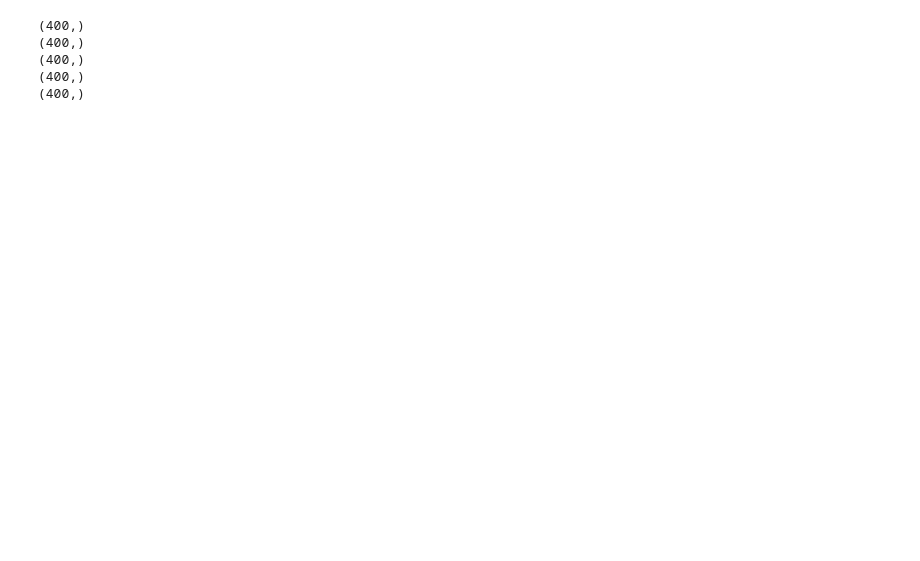
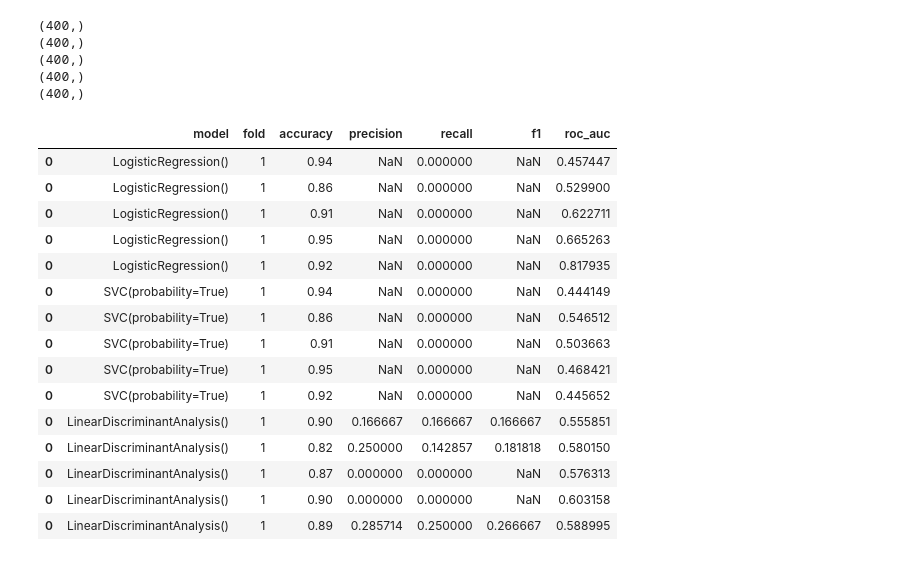
Before and after one commit to kingsuching/DATA403Project2, a Jupyter notebook: Project 2 Codebook.ipynb, the cells around one changed output. Drawn from its saved outputs; the diff is of its cells as text; code cells hidden in the pictures; blank space fills up the shorter version.

```diff
--- a/Project 2 Codebook.ipynb
+++ b/Project 2 Codebook.ipynb
@@ -152,3 +254,22 @@ for X_train, X_test, y_train, y_test in stuff:
 (400,)
 (400,)
 (400,)
+# %%
+cv(df.sample(n=500))
+# %% [output]
+|  | model | fold | accuracy | precision | recall | f1 | roc_auc |
+| 0 | LogisticRegression() | 1 | 0.94 | NaN | 0.000000 | NaN | 0.457447 |
+| 0 | LogisticRegression() | 1 | 0.86 | NaN | 0.000000 | NaN | 0.529900 |
+| 0 | LogisticRegression() | 1 | 0.91 | NaN | 0.000000 | NaN | 0.622711 |
+| 0 | LogisticRegression() | 1 | 0.95 | NaN | 0.000000 | NaN | 0.665263 |
+| 0 | LogisticRegression() | 1 | 0.92 | NaN | 0.000000 | NaN | 0.817935 |
+| 0 | SVC(probability=True) | 1 | 0.94 | NaN | 0.000000 | NaN | 0.444149 |
+| 0 | SVC(probability=True) | 1 | 0.86 | NaN | 0.000000 | NaN | 0.546512 |
+| 0 | SVC(probability=True) | 1 | 0.91 | NaN | 0.000000 | NaN | 0.503663 |
+| 0 | SVC(probability=True) | 1 | 0.95 | NaN | 0.000000 | NaN | 0.468421 |
+| 0 | SVC(probability=True) | 1 | 0.92 | NaN | 0.000000 | NaN | 0.445652 |
+| 0 | LinearDiscriminantAnalysis() | 1 | 0.90 | 0.166667 | 0.166667 | 0.166667 | 0.555851 |
+| 0 | LinearDiscriminantAnalysis() | 1 | 0.82 | 0.250000 | 0.142857 | 0.181818 | 0.580150 |
+| 0 | LinearDiscriminantAnalysis() | 1 | 0.87 | 0.000000 | 0.000000 | NaN | 0.576313 |
+| 0 | LinearDiscriminantAnalysis() | 1 | 0.90 | 0.000000 | 0.000000 | NaN | 0.603158 |
+| 0 | LinearDiscriminantAnalysis() | 1 | 0.89 | 0.285714 | 0.250000 | 0.266667 | 0.588995 |
```
Also changed, not shown: parts of 5 cells of this notebook, 1 other file.
